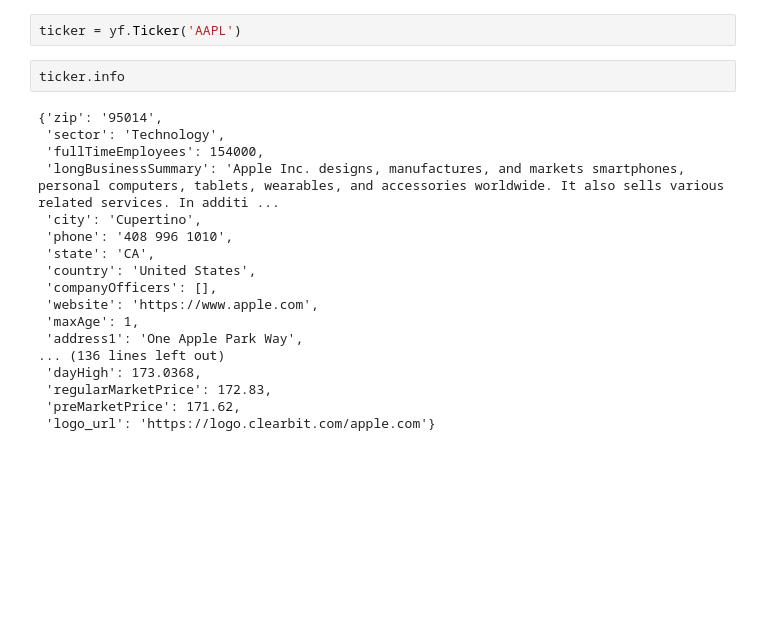
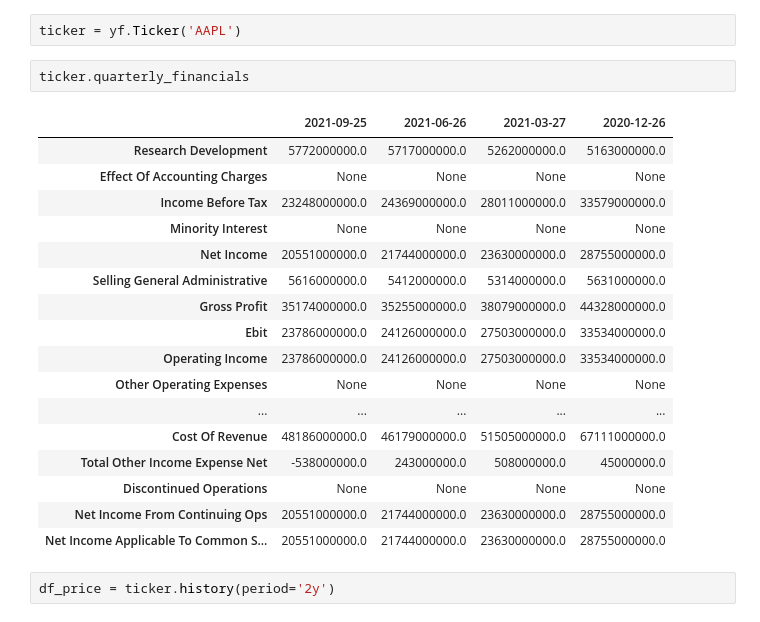
Before and after one commit to HyperionC21/UndervaluedStocks, a Jupyter notebook: fetch_stocks.ipynb, the cells around one changed output. Drawn from its saved outputs; the diff is of its cells as text; blank space fills up the shorter version.

```diff
--- a/fetch_stocks.ipynb
+++ b/fetch_stocks.ipynb
@@ -21,22 +75,24 @@ for ticker in tickers:
 # %%
 ticker = yf.Ticker('AAPL')
 # %%
-ticker.info
+ticker.quarterly_financials
 # %% [output]
-{'zip': '95014',
- 'sector': 'Technology',
- 'fullTimeEmployees': 154000,
- 'longBusinessSummary': 'Apple Inc. designs, manufactures, and markets smartphones, personal computers, tablets, wearables, and accessories worldwide. It also sells various related services. In additi ...
- 'city': 'Cupertino',
- 'phone': '408 996 1010',
- 'state': 'CA',
- 'country': 'United States',
- 'companyOfficers': [],
- 'website': 'https://www.apple.com',
- 'maxAge': 1,
- 'address1': 'One Apple Park Way',
-... (136 lines left out)
- 'dayHigh': 173.0368,
- 'regularMarketPrice': 172.83,
- 'preMarketPrice': 171.62,
- 'logo_url': 'https://logo.clearbit.com/apple.com'}
+|  | 2021-09-25 | 2021-06-26 | 2021-03-27 | 2020-12-26 |
+| Research Development | 5772000000.0 | 5717000000.0 | 5262000000.0 | 5163000000.0 |
+| Effect Of Accounting Charges | None | None | None | None |
+| Income Before Tax | 23248000000.0 | 24369000000.0 | 28011000000.0 | 33579000000.0 |
+| Minority Interest | None | None | None | None |
+| Net Income | 20551000000.0 | 21744000000.0 | 23630000000.0 | 28755000000.0 |
+| Selling General Administrative | 5616000000.0 | 5412000000.0 | 5314000000.0 | 5631000000.0 |
+| Gross Profit | 35174000000.0 | 35255000000.0 | 38079000000.0 | 44328000000.0 |
+| Ebit | 23786000000.0 | 24126000000.0 | 27503000000.0 | 33534000000.0 |
+| Operating Income | 23786000000.0 | 24126000000.0 | 27503000000.0 | 33534000000.0 |
+| Other Operating Expenses | None | None | None | None |
+| ... | ... | ... | ... | ... |
+| Cost Of Revenue | 48186000000.0 | 46179000000.0 | 51505000000.0 | 67111000000.0 |
+| Total Other Income Expense Net | -538000000.0 | 243000000.0 | 508000000.0 | 45000000.0 |
+| Discontinued Operations | None | None | None | None |
+| Net Income From Continuing Ops | 20551000000.0 | 21744000000.0 | 23630000000.0 | 28755000000.0 |
+| Net Income Applicable To Common S... | 20551000000.0 | 21744000000.0 | 23630000000.0 | 28755000000.0 |
+# %%
+df_price = ticker.history(period='2y')
```
Also changed, not shown: parts of 12 cells of this notebook.
